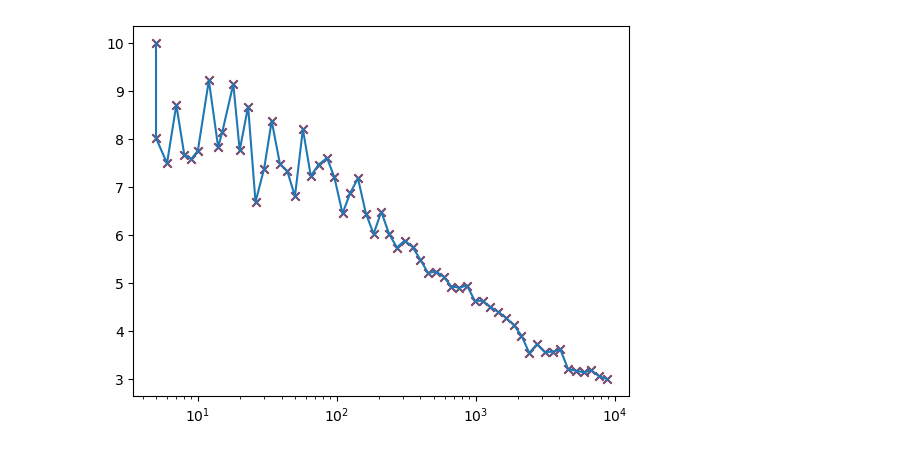
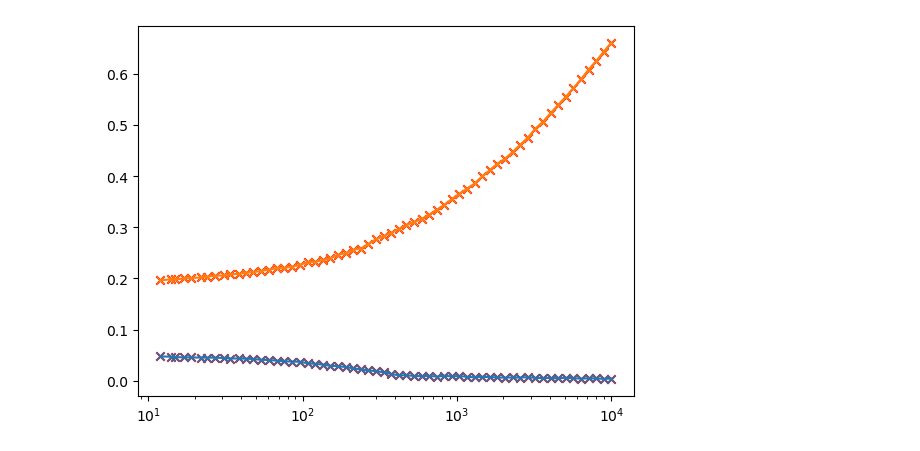
Before and after one commit to PantelisTass/Imperial-UROP-Project-SGD, a Jupyter notebook: Non-monotone activation isotropic gaussian.ipynb, the cells around one changed output. Saved outputs shown, nothing was run; the diff lists cells and outputs as text; code cells hidden in the pictures.

```diff
--- a/Non-monotone activation isotropic gaussian.ipynb
+++ b/Non-monotone activation isotropic gaussian.ipynb
@@ -118,10 +80,12 @@ KeyboardInterrupt:
 # %%
-indices = [int(a) for a in 10**(np.linspace(0.7, 4, 60))]
+indices = [int(a) for a in 10**(np.linspace(1.1, 4, 60))]
 
 fig, ax = plt.subplots()
-ax.scatter(indices[:-1], risk, marker = 'x', c = 'r')
-ax.plot(indices[:-1], risk, marker = 'x')
+ax.scatter(indices, mean_dist_sgd_1, marker = 'x', c = 'r')
+ax.plot(indices, mean_dist_sgd_1, marker = 'x')
+ax.scatter(indices, mean_dist_sgd_4, marker = 'x', c = 'r')
+ax.plot(indices, mean_dist_sgd_4, marker = 'x')
 ax.set_xscale('log')
 plt.show()
 # %% [output]
-[figure, old version]
+[figure, new version]
```
Also changed, not shown: parts of 24 cells of this notebook, 1 other file.
